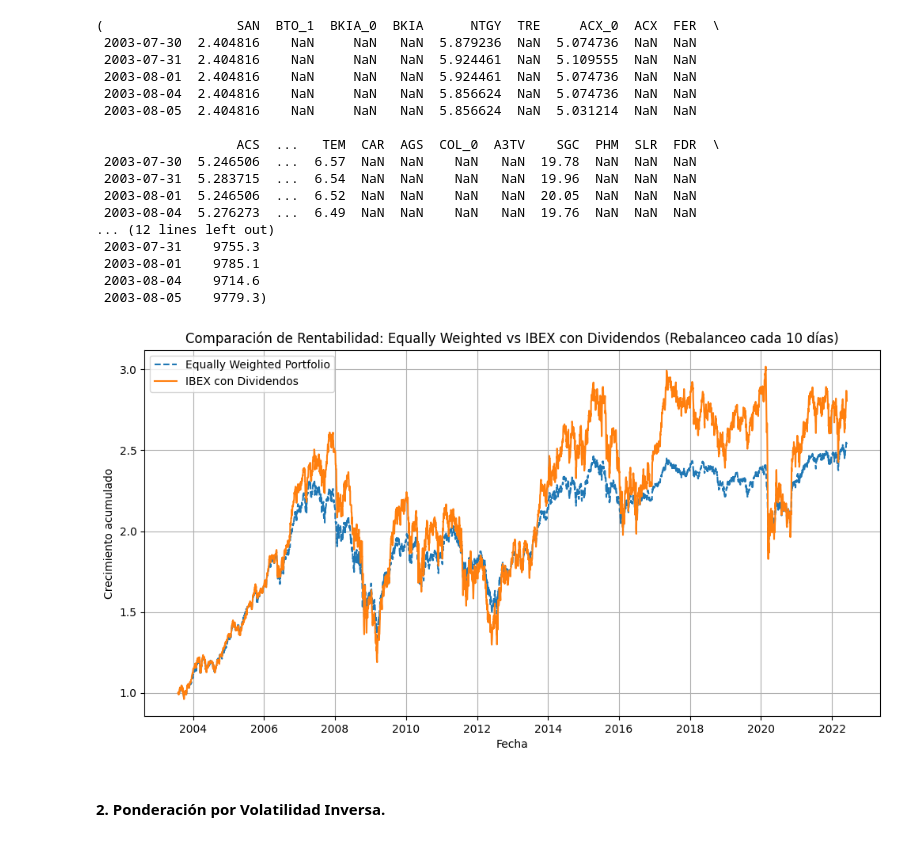
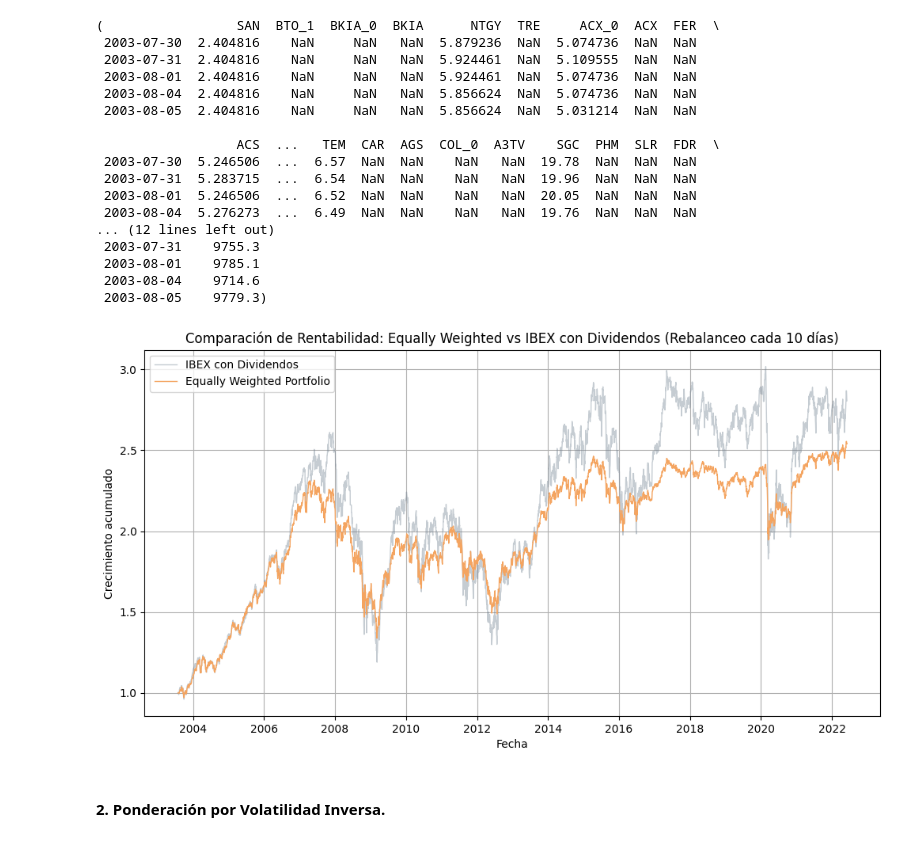
Before and after one commit to lucia-corsan/IAA-Finance, a Jupyter notebook: Labs/Lab 2/Lab2.ipynb, the cells around one changed output. Cells and saved outputs as stored; diff of their text form; code cells hidden in the pictures.

```diff
--- a/Labs/Lab 2/Lab2.ipynb
+++ b/Labs/Lab 2/Lab2.ipynb
@@ -662,19 +662,20 @@ equal_weighted_cum = (1 + portfolio_returns).cumprod()
 
 # Calcular la rentabilidad acumulada del IBEX con Dividendos correctamente
 ibex_div_cum = (1 + ibex_div_data.pct_change()).cumprod()
-
-# Visualizar los resultados corregidos
-plt.figure(figsize=(12, 6))
-plt.plot(equal_weighted_cum, label="Equally Weighted Portfolio", linestyle="--")
-plt.plot(ibex_div_cum, label="IBEX con Dividendos", linestyle="-")
-plt.legend()
-plt.title("Comparación de Rentabilidad: Equally Weighted vs IBEX con Dividendos (Rebalanceo cada 10 días)")
-plt.xlabel("Fecha")
-plt.ylabel("Crecimiento acumulado")
-plt.grid(True)
-plt.show()
-# %% [output]
-[figure, removed]
+# %%
+# Visualizar los resultados
+plt.figure(figsize=(12, 6))
+plt.plot(ibex_div_cum, label="IBEX con Dividendos", linestyle="-", color="slategray", linewidth=1, alpha=0.4)
+plt.plot(equal_weighted_cum, label="Equally Weighted Portfolio", linestyle="-", color="sandybrown", linewidth=1)
+
+plt.legend()
+plt.title("Comparación de Rentabilidad: Equally Weighted vs IBEX con Dividendos (Rebalanceo cada 10 días)")
+plt.xlabel("Fecha")
+plt.ylabel("Crecimiento acumulado")
+plt.grid(True)
+plt.show()
+# %% [output]
+[figure, added]
 # %% [markdown]
 #### **2. Ponderación por Volatilidad Inversa.**
 # %%
```
Also changed, not shown: parts of 7 cells of this notebook.
